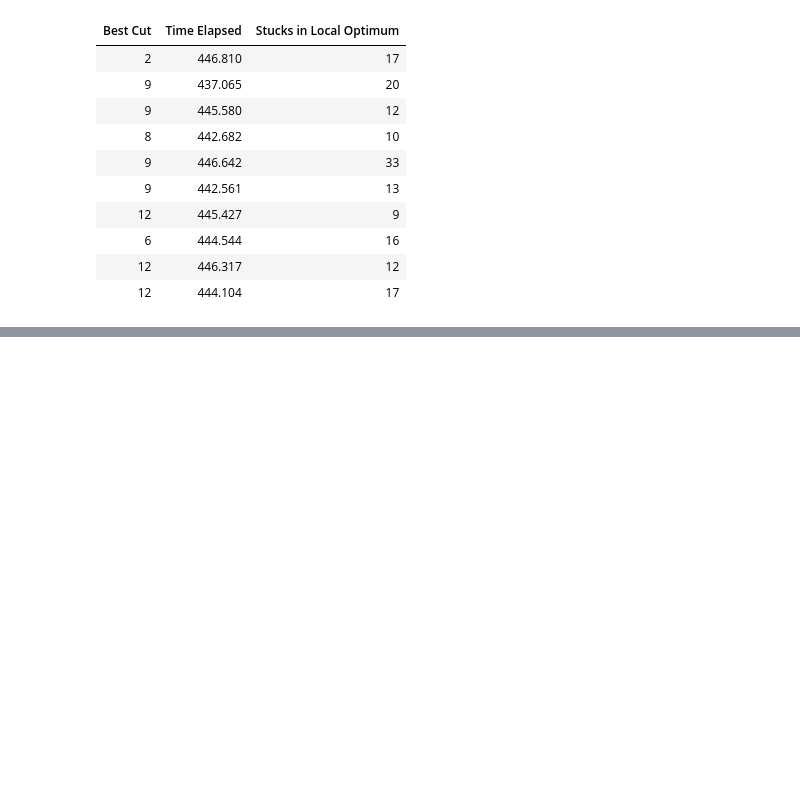
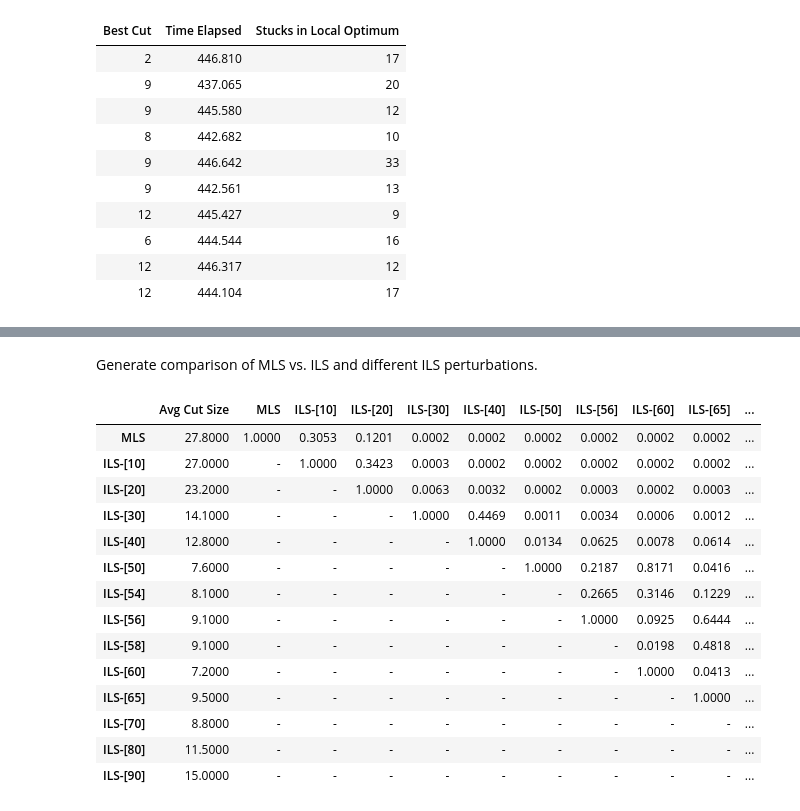
Before and after one commit to Cem-Kaya/Evo_Comp_Assignment_2, a Jupyter notebook: Practical_Assignment_2.ipynb, the cells around one changed output, grey strips where cells are left out. Saved outputs shown, nothing was run; the diff lists cells and outputs as text; code cells hidden in the pictures; blank space fills up the shorter version.

Commit message:
analysis results for report.

```diff
--- a/Practical_Assignment_2.ipynb
+++ b/Practical_Assignment_2.ipynb
@@ -275,0 +298,40 @@ Generate ILS statistics. Load the .pkl files
+# %% [markdown]
+Generate comparison of MLS vs. ILS and different ILS perturbations.
+# %%
+import ils
+import os
+from IPython.display import HTML
+
+folder = "pckl/ils_find_mutation_size"
+files = os.listdir(folder)
+for i in range(len(files)):
+    files[i] = os.path.join(folder, files[i])
+files = sorted(files)
+files.insert(0, "pckl/2025-03-26_17-46-39_MLS-runs_10-max_iterations_10000-best_cut_27.8-time_439.552.pkl")
+df = ils.compare_results(files).fillna('-')
+# Remove columns ILS-[54] and ILS-[58] as they are similar to nearby mutation sizes
+df = df.drop(['ILS-[54]', 'ILS-[58]'], axis=1)
+df = df.round(4)
+
+styled_df = df.style.set_properties(**{'text-align': 'center'})
+styled_df = styled_df.format(precision=4)
+styled_df = styled_df.set_table_styles([{'selector': 'th', 'props': [('text-align', 'center')]}])
+#styled_df = styled_df.hide(axis='index')
+html_table = styled_df.to_html()
+HTML(html_table)
+# %% [output]
+|  | Avg Cut Size | MLS | ILS-[10] | ILS-[20] | ILS-[30] | ILS-[40] | ILS-[50] | ILS-[56] | ILS-[60] | ILS-[65] | ... |
+| MLS | 27.8000 | 1.0000 | 0.3053 | 0.1201 | 0.0002 | 0.0002 | 0.0002 | 0.0002 | 0.0002 | 0.0002 | ... |
+| ILS-[10] | 27.0000 | - | 1.0000 | 0.3423 | 0.0003 | 0.0002 | 0.0002 | 0.0002 | 0.0002 | 0.0002 | ... |
+| ILS-[20] | 23.2000 | - | - | 1.0000 | 0.0063 | 0.0032 | 0.0002 | 0.0003 | 0.0002 | 0.0003 | ... |
+| ILS-[30] | 14.1000 | - | - | - | 1.0000 | 0.4469 | 0.0011 | 0.0034 | 0.0006 | 0.0012 | ... |
+| ILS-[40] | 12.8000 | - | - | - | - | 1.0000 | 0.0134 | 0.0625 | 0.0078 | 0.0614 | ... |
+| ILS-[50] | 7.6000 | - | - | - | - | - | 1.0000 | 0.2187 | 0.8171 | 0.0416 | ... |
+| ILS-[54] | 8.1000 | - | - | - | - | - | - | 0.2665 | 0.3146 | 0.1229 | ... |
+| ILS-[56] | 9.1000 | - | - | - | - | - | - | 1.0000 | 0.0925 | 0.6444 | ... |
+| ILS-[58] | 9.1000 | - | - | - | - | - | - | - | 0.0198 | 0.4818 | ... |
+| ILS-[60] | 7.2000 | - | - | - | - | - | - | - | 1.0000 | 0.0413 | ... |
+| ILS-[65] | 9.5000 | - | - | - | - | - | - | - | - | 1.0000 | ... |
+| ILS-[70] | 8.8000 | - | - | - | - | - | - | - | - | - | ... |
+| ILS-[80] | 11.5000 | - | - | - | - | - | - | - | - | - | ... |
+| ILS-[90] | 15.0000 | - | - | - | - | - | - | - | - | - | ... |
```
Also changed, not shown: parts of 2 cells of this notebook, 3 other files.
